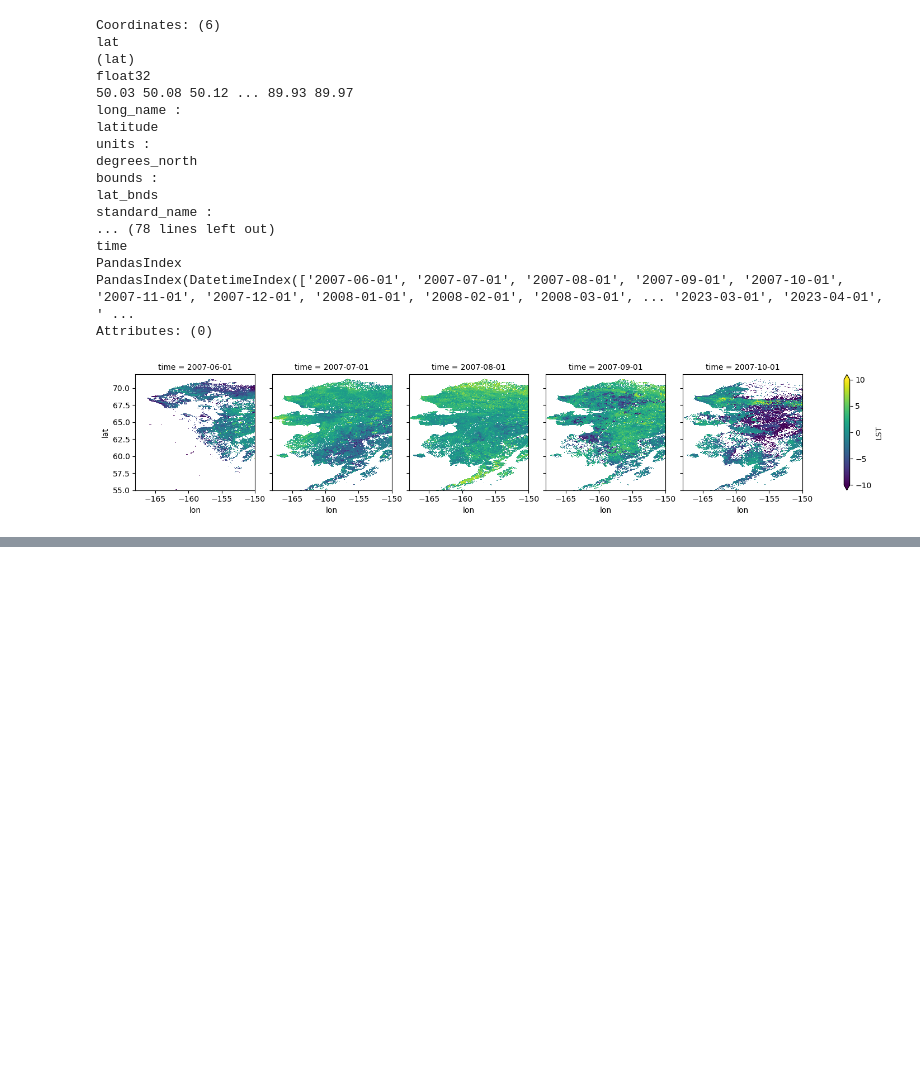
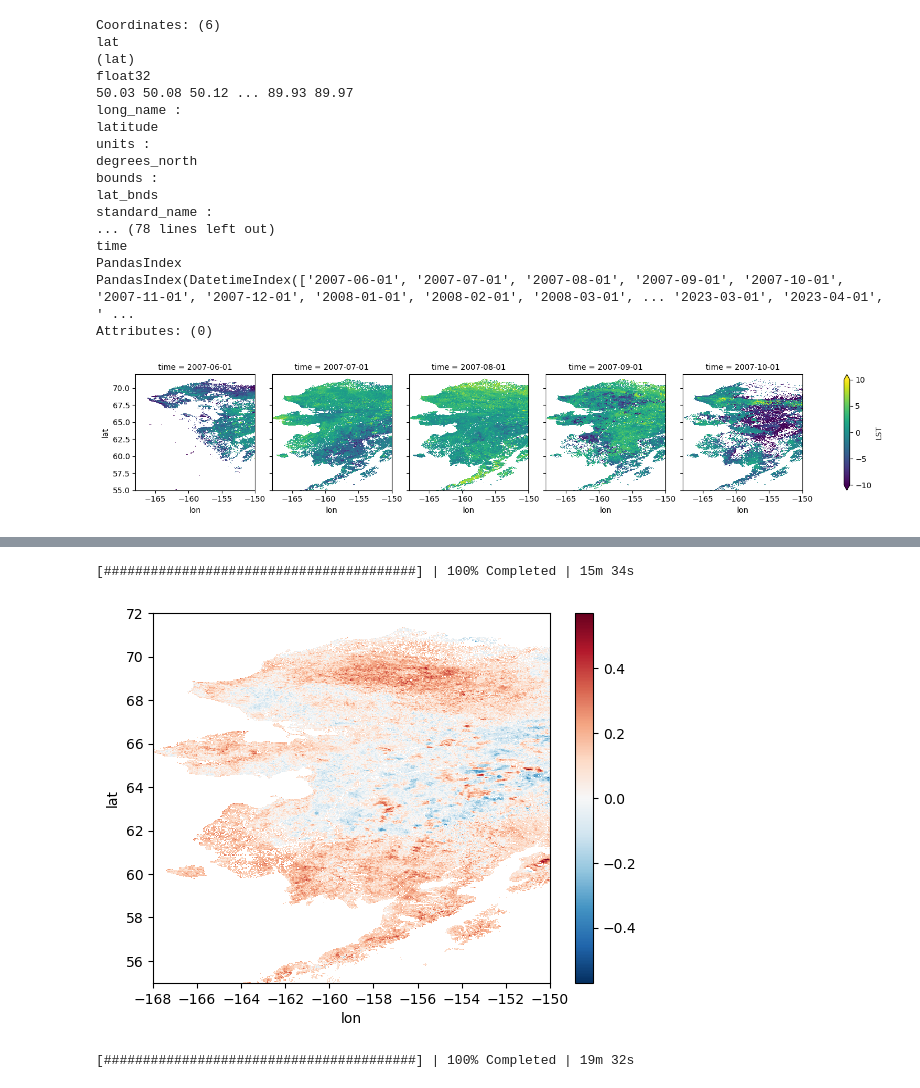
Before and after one commit to soniajdupuis/PhD_analysis, a Jupyter notebook: Paper_3_Analysis/trends_metop_series.ipynb, the cells around one changed output, grey strips where cells are left out. Drawn from its saved outputs; the diff is of its cells as text; code cells hidden in the pictures; blank space fills up the shorter version.

Commit message:
trend computation

```diff
--- a/Paper_3_Analysis/trends_metop_series.ipynb
+++ b/Paper_3_Analysis/trends_metop_series.ipynb
@@ -48,3 +51,20 @@ land_cover = xr.open_dataset('/mnt/data7/nfs4/avh_ndvi/sdupuis/ESACCI-LC-L4-LCCS
 lc = land_cover.sel(lat=slice(72,55), lon=slice(-168,-150))
 # %%
 lc_interp = lc.interp(lat=lst_2023.coords['lat'], lon=lst_2023.coords['lon'], method='nearest')
+# %%
+def semimonth_time(time):
+    year = time.dt.year
+    month = time.dt.month
+
+    day = xr.where(time.dt.day <= 15, 1, 16)
+    #print(day)
+
+    ymd = year * 10000 + month * 100 + day
+
+    return xr.apply_ufunc(
+        pd.to_datetime,
+        ymd,
+        kwargs={"format": "%Y%m%d"},
+        vectorize=True,
+        output_dtypes=["datetime64[ns]"],
+    )
@@ -204,0 +282,22 @@ def theil_sen_1d(y, x):
+# %%
+slope = xr.apply_ufunc(
+    theil_sen_1d,
+    anoms,
+    time_frac,
+    input_core_dims=[["time"], ["time"]],
+    output_core_dims=[[]],
+    vectorize=True,
+    dask="parallelized",
+    output_dtypes=[float],
+)
+
+trend_per_decade = slope * 1
+# %%
+with ProgressBar():
+    res = trend_per_decade.compute()
+# %% [output]
+[########################################] | 100% Completed | 15m 34s
+# %%
+res.plot();
+# %% [output]
+[figure, added]
@@ -204,0 +326,5 @@ def theil_sen_1d(y, x):
+# %%
+with ProgressBar():
+    p_val = mk_p.compute()
+# %% [output]
+[########################################] | 100% Completed | 19m 32s
```
Also changed, not shown: parts of 15 cells of this notebook.
